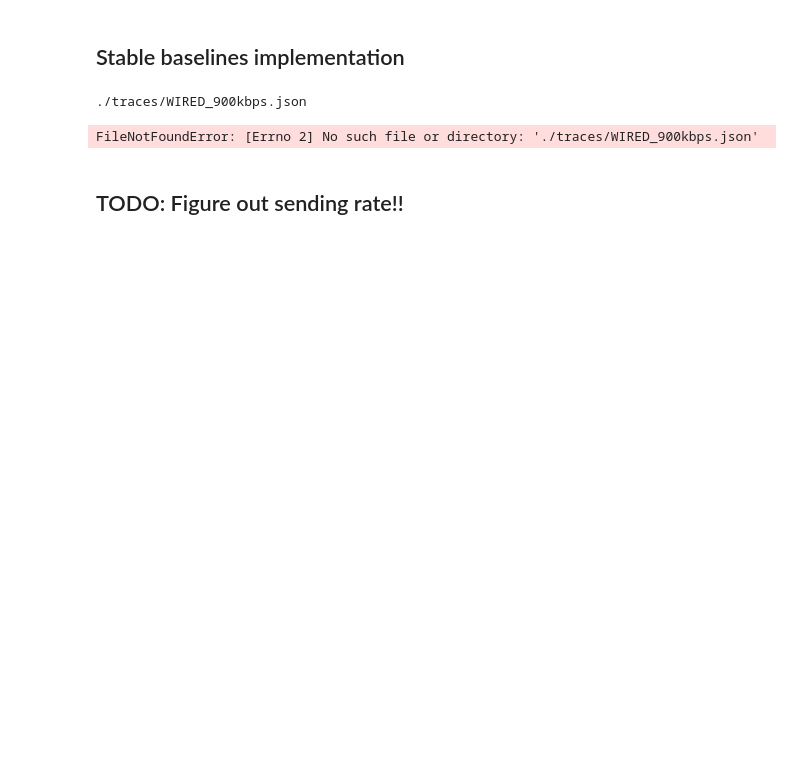
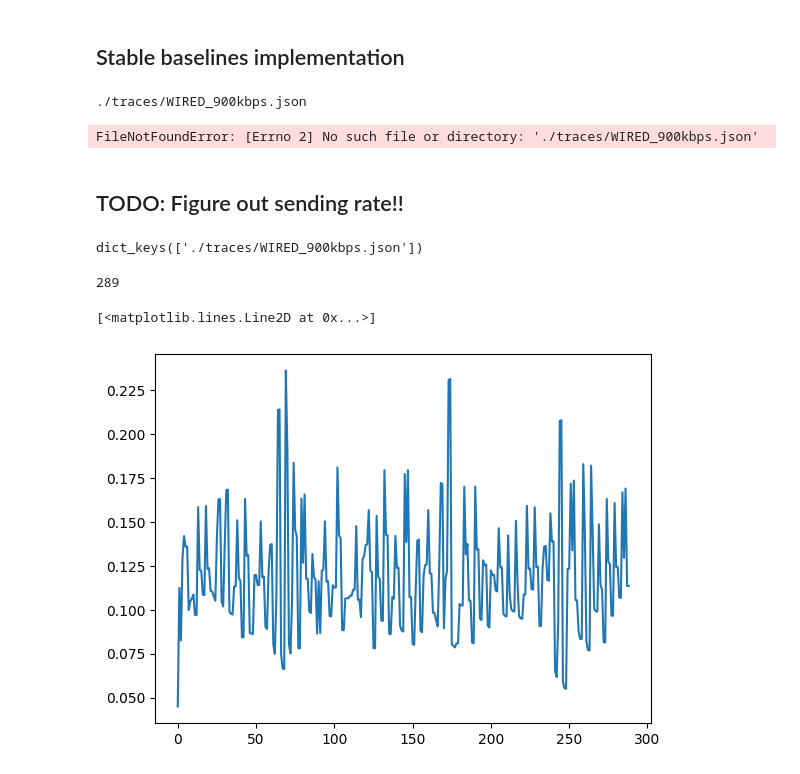
Before and after one commit to denama/ReCoCo, a Jupyter notebook: simulation_analysis/Analyze_sending_rate_old.ipynb, the cells around one changed output. Saved outputs shown, nothing was run; the diff lists cells and outputs as text; code cells hidden in the pictures; blank space fills up the shorter version.

```diff
--- a/simulation_analysis/Analyze_sending_rate_old.ipynb
+++ b/simulation_analysis/Analyze_sending_rate_old.ipynb
@@ -215,3 +215,22 @@ df_packets[df_packets.sequence_number == 31]
 dff.loc[[20,21,22,23,70,71]]
 # %%
 df_packets.loc[18:70]
+# %%
+pickle_path = "../output/rates_delay_loss_SAC_vec_env.pickle"
+pickle_path = "../output/rates_delay_loss_SAC_4G_500kbps.pickle"
+pickle_path = "../output/rates_delay_loss_SAC_WIRED_900kbps.pickle"
+# pickle_path = "../output/rates_delay_loss_SAC_train_traces_one_by_one.pickle"
+l_rate = pd.read_pickle(pickle_path)
+# %%
+l_rate.keys()
+# %% [output]
+dict_keys(['./traces/WIRED_900kbps.json'])
+# %%
+len(l_rate['./traces/WIRED_900kbps.json'][0]["bandwidth_prediction"])
+# %% [output]
+289
+# %%
+plt.plot(l_rate['./traces/WIRED_900kbps.json'][0]["reward"])
+# %% [output]
+[<matplotlib.lines.Line2D at 0x...>]
+[figure, added]
```
Also changed, not shown: parts of 1 cell of this notebook, 26 other files.
